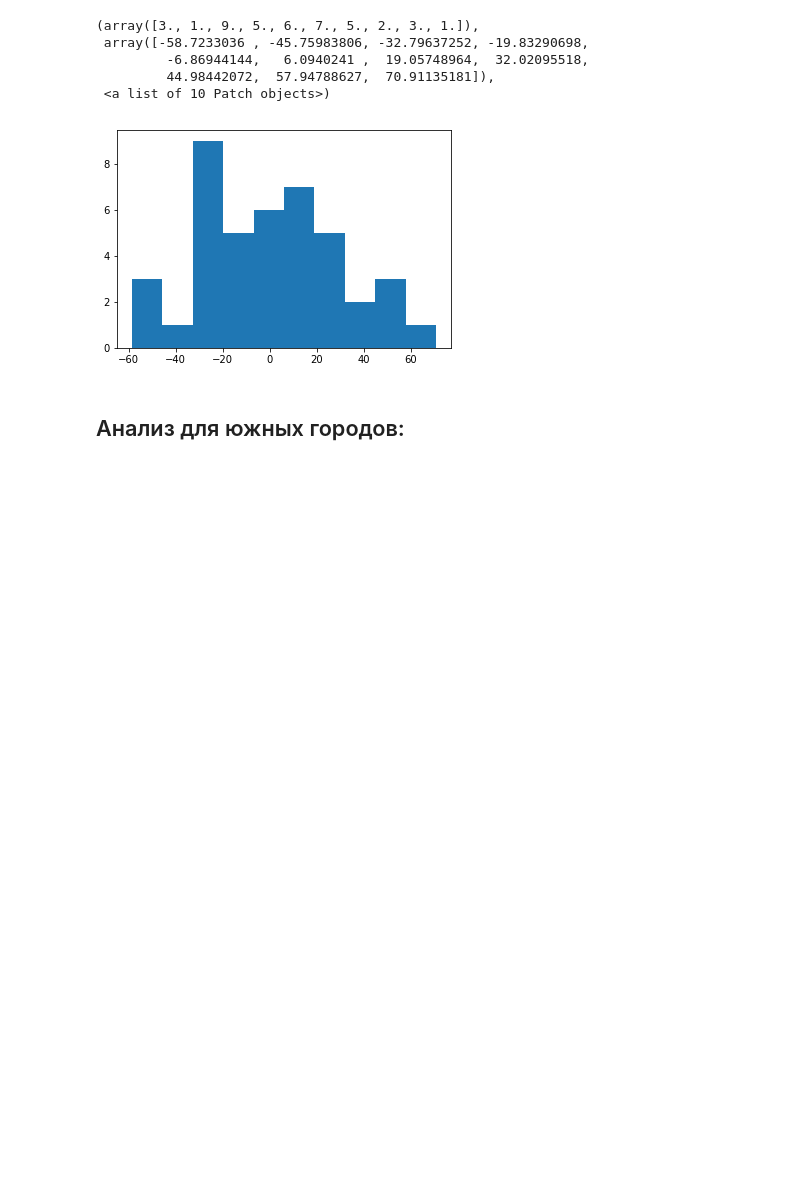
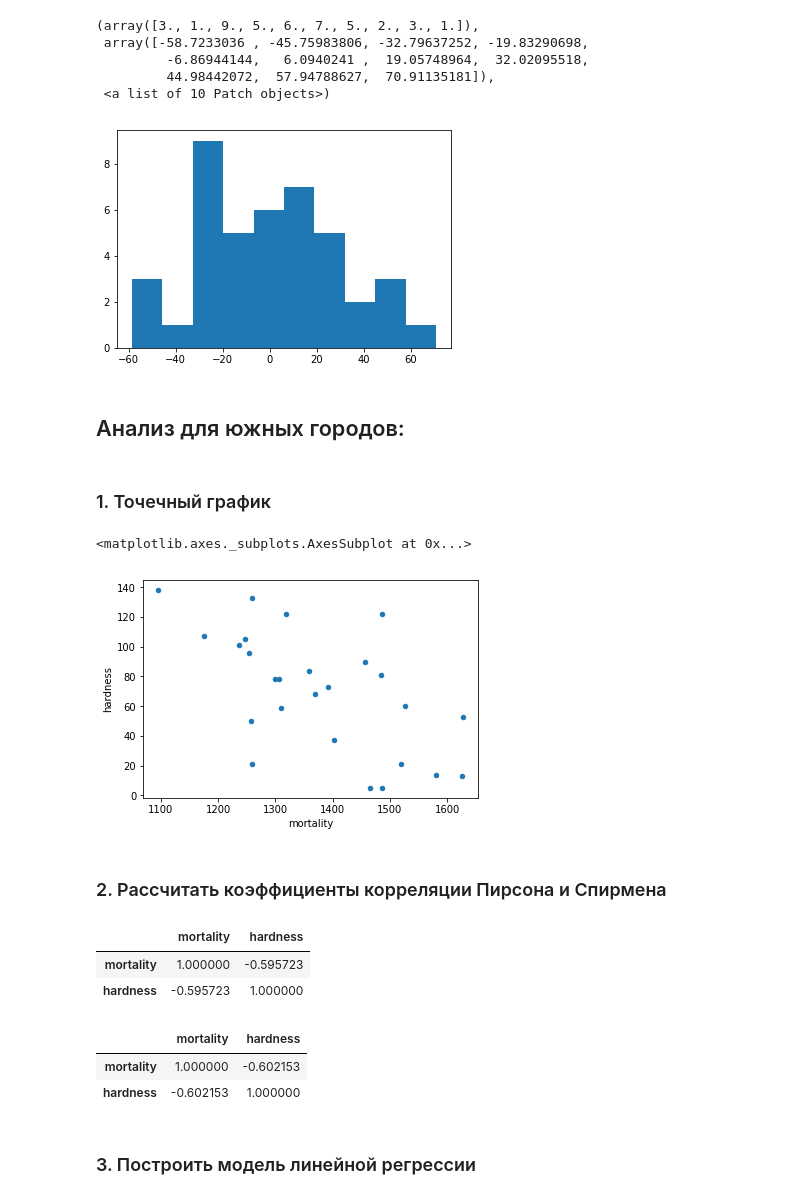
Before and after one commit to platypova/Netology_Data_Science, a Jupyter notebook: Python Basics/Correlation_homework.ipynb, the cells around one changed output. Drawn from its saved outputs; the diff is of its cells as text; code cells hidden in the pictures; blank space fills up the shorter version.

```diff
--- a/Python Basics/Correlation_homework.ipynb
+++ b/Python Basics/Correlation_homework.ipynb
@@ -176,3 +155,29 @@ plt.hist(results.resid)
 [figure]
 # %% [markdown]
 ## Анализ для южных городов:
+# %%
+dataset_south = dataset.copy()
+dataset_south = dataset_south[dataset_south['location'] == 'South']
+# %% [markdown]
+### 1. Точечный график
+# %%
+dataset_south.plot(kind='scatter', x='mortality', y='hardness')
+# %% [output]
+<matplotlib.axes._subplots.AxesSubplot at 0x...>
+[figure, added]
+# %% [markdown]
+### 2. Рассчитать коэффициенты корреляции Пирсона и Спирмена
+# %%
+dataset_south[['mortality', 'hardness']].corr(method='spearman')
+# %% [output]
+|  | mortality | hardness |
+| mortality | 1.000000 | -0.595723 |
+| hardness | -0.595723 | 1.000000 |
+# %%
+dataset_south[['mortality', 'hardness']].corr(method='pearson')
+# %% [output]
+|  | mortality | hardness |
+| mortality | 1.000000 | -0.602153 |
+| hardness | -0.602153 | 1.000000 |
+# %% [markdown]
+### 3. Построить модель линейной регрессии
```
Also changed, not shown: parts of 42 cells of this notebook.
